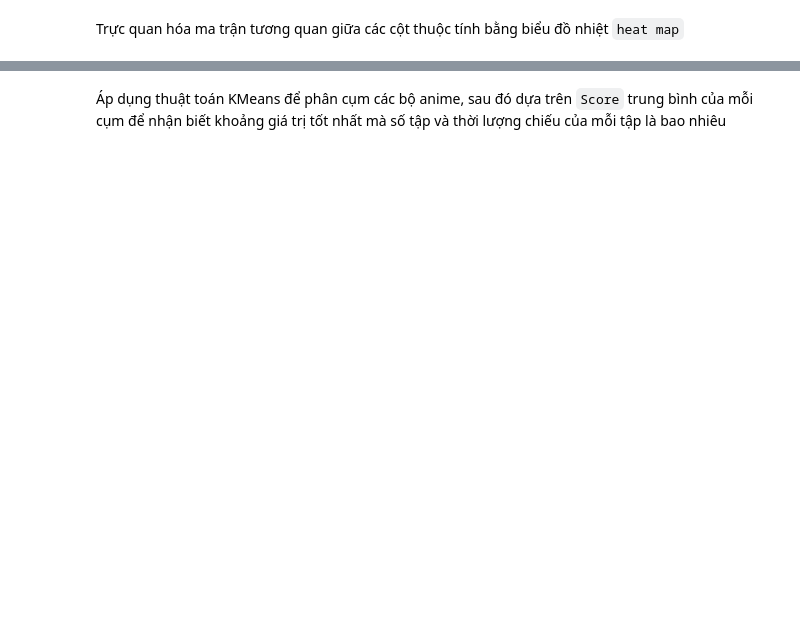
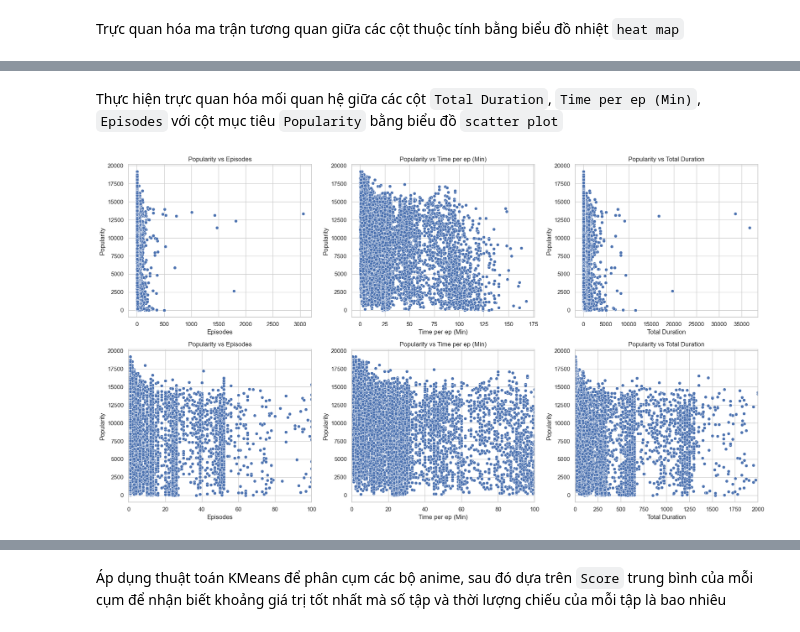
Before and after one commit to MinhHung7/Final_Project_DataScienceProgramming, a Jupyter notebook: optimal_production_balance.ipynb, the cells around one changed output, grey strips where cells are left out. Saved outputs shown, nothing was run; the diff lists cells and outputs as text; code cells hidden in the pictures; blank space fills up the shorter version.

```diff
--- a/optimal_production_balance.ipynb
+++ b/optimal_production_balance.ipynb
@@ -216,0 +179,42 @@ plt.show()
+# %% [markdown]
+Thực hiện trực quan hóa mối quan hệ giữa các cột `Total Duration`, `Time per ep (Min)`, `Episodes` với cột mục tiêu `Popularity` bằng biểu đồ `scatter plot`
+# %%
+# Thiết lập phong cách biểu đồ với Seaborn
+sns.set(style="whitegrid")
+
+# Vẽ biểu đồ Popularity so với Episodes, Duration, và Total Duration
+
+fig, axes = plt.subplots(2, 3, figsize=(18, 10))
+
+# Biểu đồ Popularity vs Episodes
+sns.scatterplot(x='Episodes', y='Popularity', data=filtered_df, ax=axes[0, 0])
+axes[0, 0].set_title('Popularity vs Episodes')
+
+# Biểu đồ Popularity vs Duration
+sns.scatterplot(x='Time per ep (Min)', y='Popularity', data=filtered_df, ax=axes[0, 1])
+axes[0, 1].set_title('Popularity vs Time per ep (Min)')
+
+# Biểu đồ Popularity vs Total Duration
+sns.scatterplot(x='Total Duration', y='Popularity', data=filtered_df, ax=axes[0, 2])
+axes[0, 2].set_title('Popularity vs Total Duration')
+
+# Chi tiết về 3 biểu đồ
+sns.scatterplot(x='Episodes', y='Popularity', data=filtered_df, ax=axes[1, 0])
+axes[1, 0].set_xlim([0, 100])
+axes[1, 0].set_title('Popularity vs Episodes')
+
+# Biểu đồ Popularity vs Duration
+sns.scatterplot(x='Time per ep (Min)', y='Popularity', data=filtered_df, ax=axes[1, 1])
+axes[1, 1].set_xlim([0, 100])
+axes[1, 1].set_title('Popularity vs Time per ep (Min)')
+
+# Biểu đồ Popularity vs Total Duration
+sns.scatterplot(x='Total Duration', y='Popularity', data=filtered_df, ax=axes[1, 2])
+axes[1, 2].set_xlim([0, 2000])
+axes[1, 2].set_title('Popularity vs Total Duration')
+
+# Điều chỉnh khoảng cách giữa các biểu đồ
+plt.tight_layout()
+plt.show()
+# %% [output]
+[figure, added]
```
Also changed, not shown: parts of 20 cells of this notebook, 1 other file.
